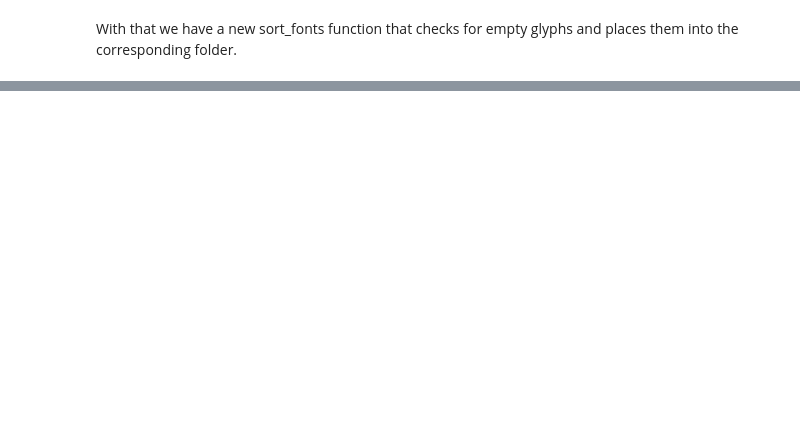
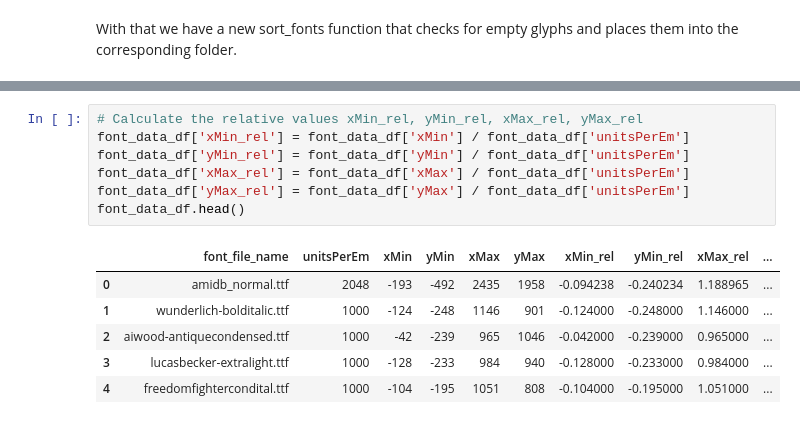
Before and after one commit to Johannes-Schall/AI_Font_Generator, a Jupyter notebook: notebooks/exploring the glyphazzn_urls.ipynb, the cells around one changed output, grey strips where cells are left out. Drawn from its saved outputs; the diff is of its cells as text; blank space fills up the shorter version.

```diff
--- a/notebooks/exploring the glyphazzn_urls.ipynb
+++ b/notebooks/exploring the glyphazzn_urls.ipynb
@@ -454,0 +721,14 @@ def sort_fonts(font_files_path=None,
+# %%
+# Calculate the relative values xMin_rel, yMin_rel, xMax_rel, yMax_rel
+font_data_df['xMin_rel'] = font_data_df['xMin'] / font_data_df['unitsPerEm']
+font_data_df['yMin_rel'] = font_data_df['yMin'] / font_data_df['unitsPerEm']
+font_data_df['xMax_rel'] = font_data_df['xMax'] / font_data_df['unitsPerEm']
+font_data_df['yMax_rel'] = font_data_df['yMax'] / font_data_df['unitsPerEm']
+font_data_df.head()
+# %% [output]
+|  | font_file_name | unitsPerEm | xMin | yMin | xMax | yMax | xMin_rel | yMin_rel | xMax_rel | ... |
+| 0 | amidb_normal.ttf | 2048 | -193 | -492 | 2435 | 1958 | -0.094238 | -0.240234 | 1.188965 | ... |
+| 1 | wunderlich-bolditalic.ttf | 1000 | -124 | -248 | 1146 | 901 | -0.124000 | -0.248000 | 1.146000 | ... |
+| 2 | aiwood-antiquecondensed.ttf | 1000 | -42 | -239 | 965 | 1046 | -0.042000 | -0.239000 | 0.965000 | ... |
+| 3 | lucasbecker-extralight.ttf | 1000 | -128 | -233 | 984 | 940 | -0.128000 | -0.233000 | 0.984000 | ... |
+| 4 | freedomfightercondital.ttf | 1000 | -104 | -195 | 1051 | 808 | -0.104000 | -0.195000 | 1.051000 | ... |
```
Also changed, not shown: parts of 42 cells of this notebook, 2 other files.
